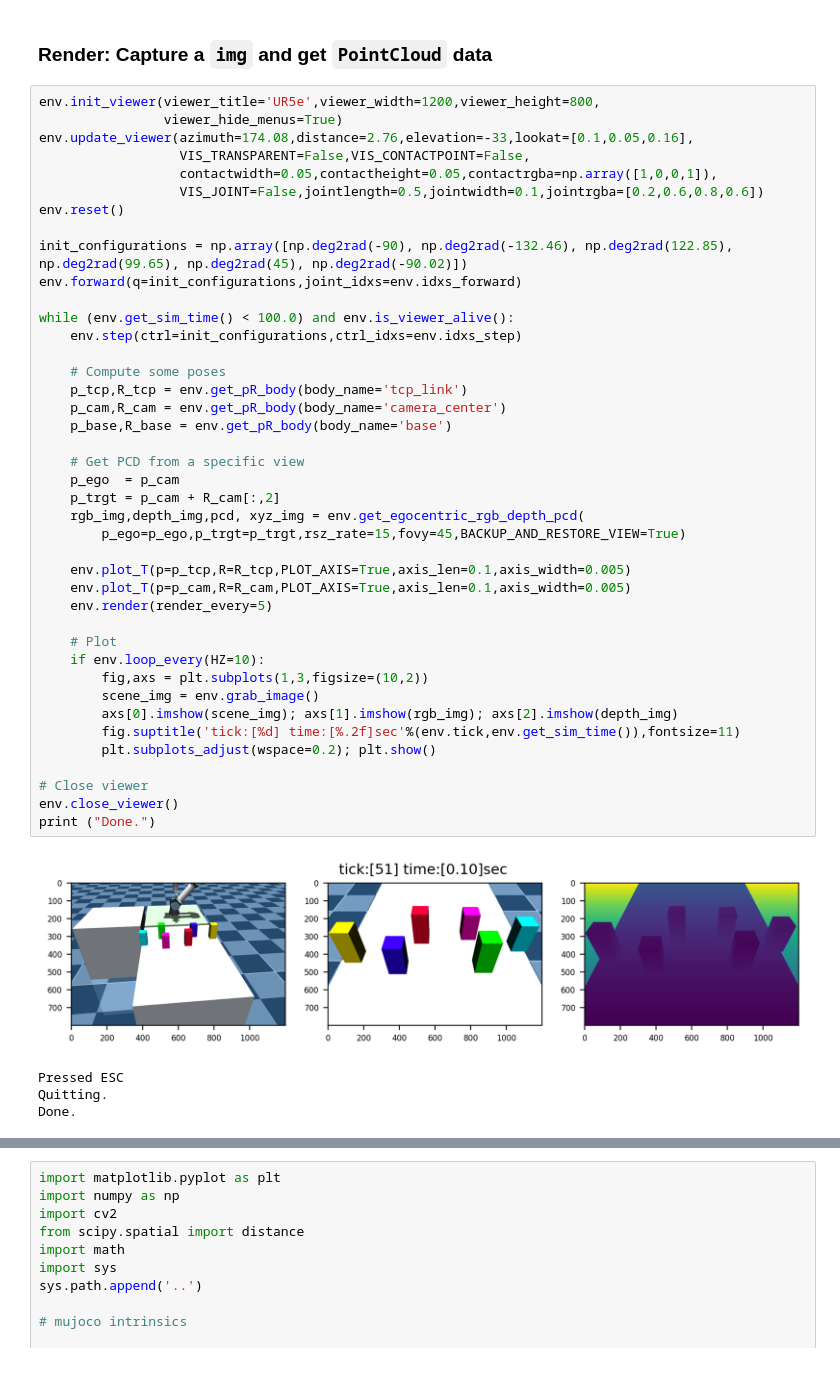
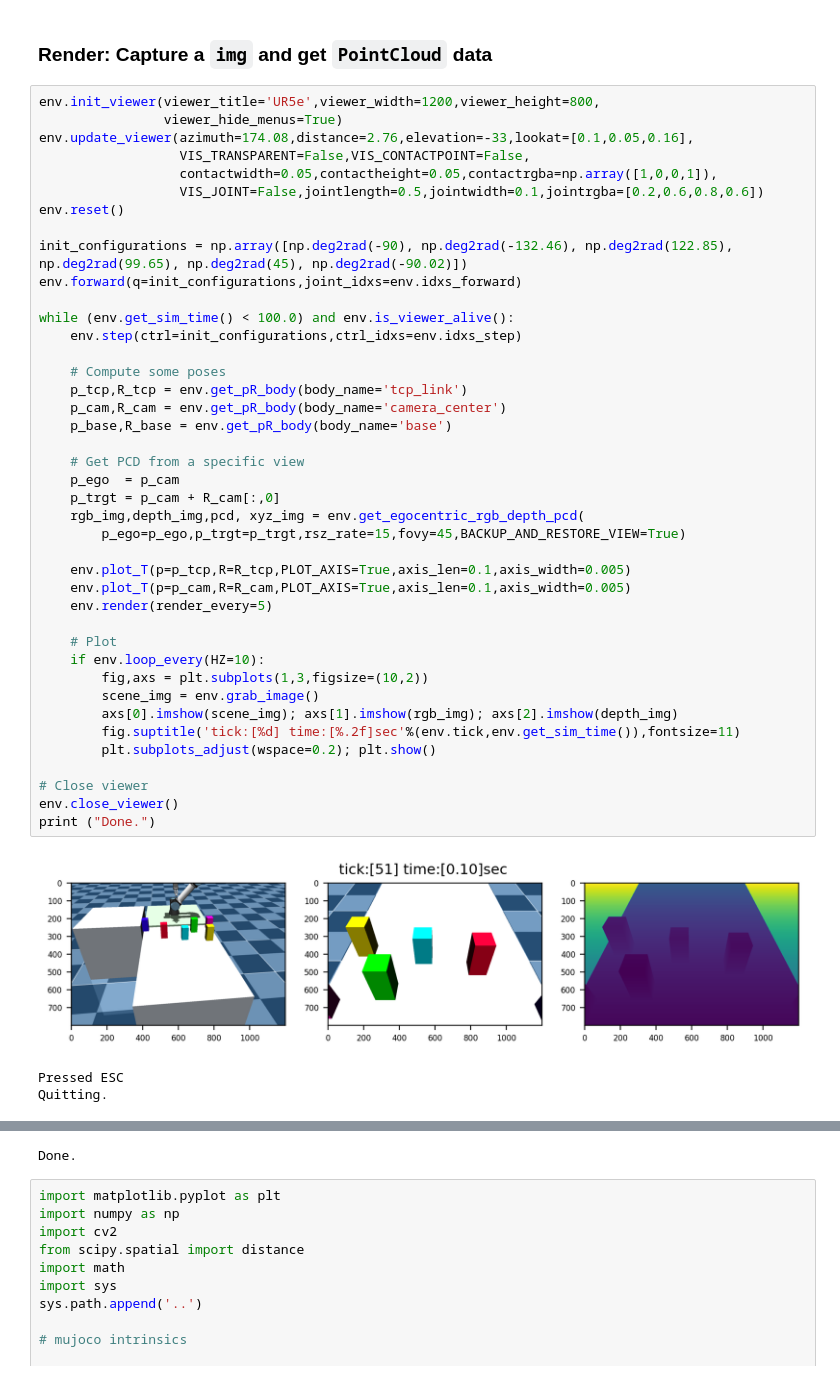
Before and after one commit to joonhyung-lee/mujoco-nonprehensile, a Jupyter notebook: code/demo_orthographic.ipynb, the cells around one changed output, grey strips where cells are left out. Drawn from its saved outputs; the diff is of its cells as text.

```diff
--- a/code/demo_orthographic.ipynb
+++ b/code/demo_orthographic.ipynb
@@ -86,35 +86,34 @@ env.forward(q=init_configurations,joint_idxs=env.idxs_forward)
 
 while (env.get_sim_time() < 100.0) and env.is_viewer_alive():
     env.step(ctrl=init_configurations,ctrl_idxs=env.idxs_step)
 
     # Compute some poses
     p_tcp,R_tcp = env.get_pR_body(body_name='tcp_link')
     p_cam,R_cam = env.get_pR_body(body_name='camera_center')
     p_base,R_base = env.get_pR_body(body_name='base')
 
     # Get PCD from a specific view
     p_ego  = p_cam
-    p_trgt = p_cam + R_cam[:,2]
+    p_trgt = p_cam + R_cam[:,0]
     rgb_img,depth_img,pcd, xyz_img = env.get_egocentric_rgb_depth_pcd(
         p_ego=p_ego,p_trgt=p_trgt,rsz_rate=15,fovy=45,BACKUP_AND_RESTORE_VIEW=True)
 
     env.plot_T(p=p_tcp,R=R_tcp,PLOT_AXIS=True,axis_len=0.1,axis_width=0.005)
     env.plot_T(p=p_cam,R=R_cam,PLOT_AXIS=True,axis_len=0.1,axis_width=0.005)
     env.render(render_every=5)
 
     # Plot
     if env.loop_every(HZ=10):
         fig,axs = plt.subplots(1,3,figsize=(10,2))
         scene_img = env.grab_image()
         axs[0].imshow(scene_img); axs[1].imshow(rgb_img); axs[2].imshow(depth_img)
         fig.suptitle('tick:[%d] time:[%.2f]sec'%(env.tick,env.get_sim_time()),fontsize=11)
         plt.subplots_adjust(wspace=0.2); plt.show()
 
 # Close viewer
 env.close_viewer()
 print ("Done.")
 # %% [output]
-[figure, old version]
+[figure, new version]
 Pressed ESC
 Quitting.
-Done.
@@ -121,3 +121,4 @@ Done.
+Done.
 # %%
 import matplotlib.pyplot as plt
 import numpy as np
```
Also changed, not shown: parts of 12 cells of this notebook.
